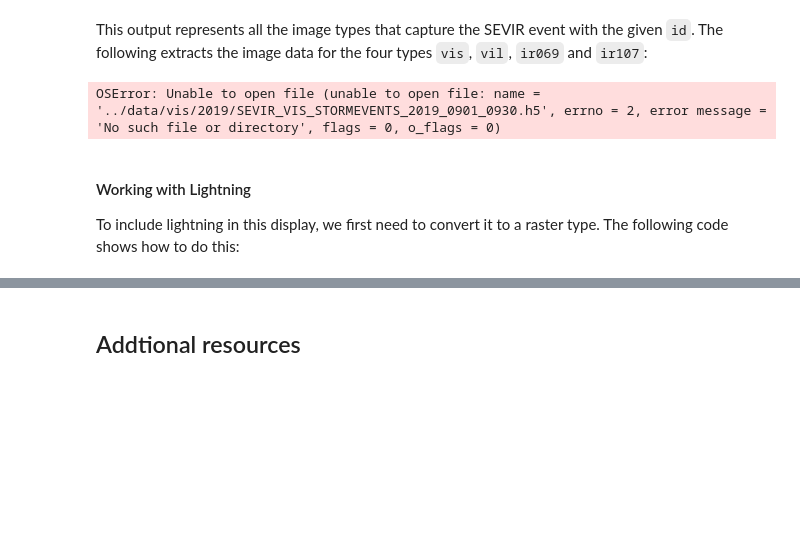
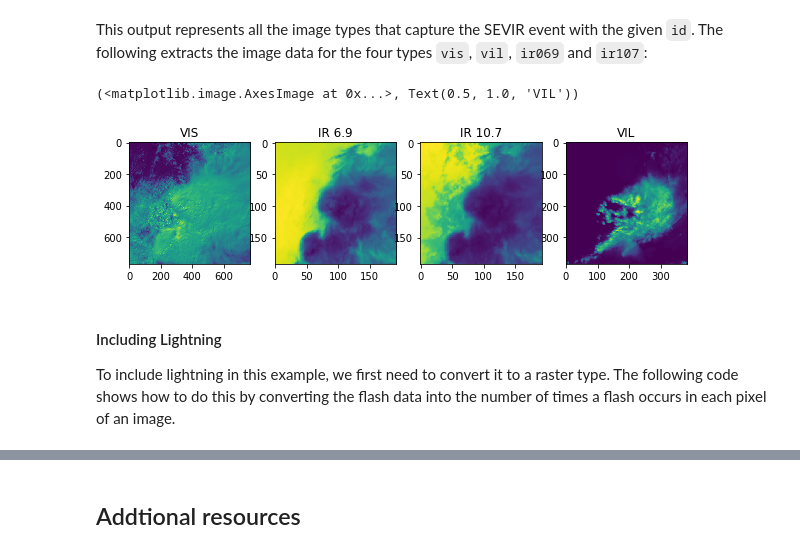
Before and after one commit to MIT-AI-Accelerator/eie-sevir, a Jupyter notebook: examples/SEVIR_Tutorial.ipynb, the cells around one changed output, grey strips where cells are left out. Saved outputs shown, nothing was run; the diff lists cells and outputs as text; code cells hidden in the pictures; blank space fills up the shorter version.

```diff
--- a/examples/SEVIR_Tutorial.ipynb
+++ b/examples/SEVIR_Tutorial.ipynb
@@ -265,28 +264,32 @@ sample_event
 This output represents all the image types that capture the SEVIR event with the given `id`.  The following extracts the image data for the four types `vis`, `vil`, `ir069` and `ir107`:
 # %%
 def read_data( sample_event, img_type, data_home ):
+    """
+    Reads single SEVIR event for a given image type.
+    """
     fn = sample_event[sample_event.img_type==img_type].squeeze().file_name
     fi = sample_event[sample_event.img_type==img_type].squeeze().file_index
     with h5py.File(data_home + '/' + fn,'r') as hf:
         data      = hf[img_type][fi]
     return data
 
 data_home = '../data' #  Modify if stored somewhere else
 vis = read_data( sample_event, 'vis', data_home)
 ir069 = read_data( sample_event, 'ir069', data_home)
 ir107 = read_data( sample_event, 'ir107', data_home)
 vil = read_data( sample_event, 'vil', data_home)
 
 # plot a frame from each img_type
-fig,axs = plt.subplots(1,4)
-frame_idx = 20
-axs[0].imshow(vis[:,:,frame_idx])
-axs[1].imshow(ir069[:,:,frame_idx])
-axs[2].imshow(ir107[:,:,frame_idx])
-axs[3].imshow(vil[:,:,frame_idx])
+fig,axs = plt.subplots(1,4,figsize=(10,5))
+frame_idx = 30
+axs[0].imshow(vis[:,:,frame_idx]), axs[0].set_title('VIS')
+axs[1].imshow(ir069[:,:,frame_idx]), axs[1].set_title('IR 6.9')
+axs[2].imshow(ir107[:,:,frame_idx]), axs[2].set_title('IR 10.7')
+axs[3].imshow(vil[:,:,frame_idx]), axs[3].set_title('VIL')
 # %% [output]
-OSError: Unable to open file (unable to open file: name = '../data/vis/2019/SEVIR_VIS_STORMEVENTS_2019_0901_0930.h5', errno = 2, error message = 'No such file or directory', flags = 0, o_flags = 0)
+(<matplotlib.image.AxesImage at 0x...>, Text(0.5, 1.0, 'VIL'))
+[figure, added]
 # %% [markdown]
-#### Working with Lightning
+#### Including Lightning
 
-To include lightning in this display, we first need to convert it to a raster type.  The following code shows how to do this:
+To include lightning in this example, we first need to convert it to a raster type.  The following code shows how to do this by converting the flash data into the number of times a flash occurs in each pixel of an image.
```
Also changed, not shown: parts of 12 cells of this notebook, 1 other file.
